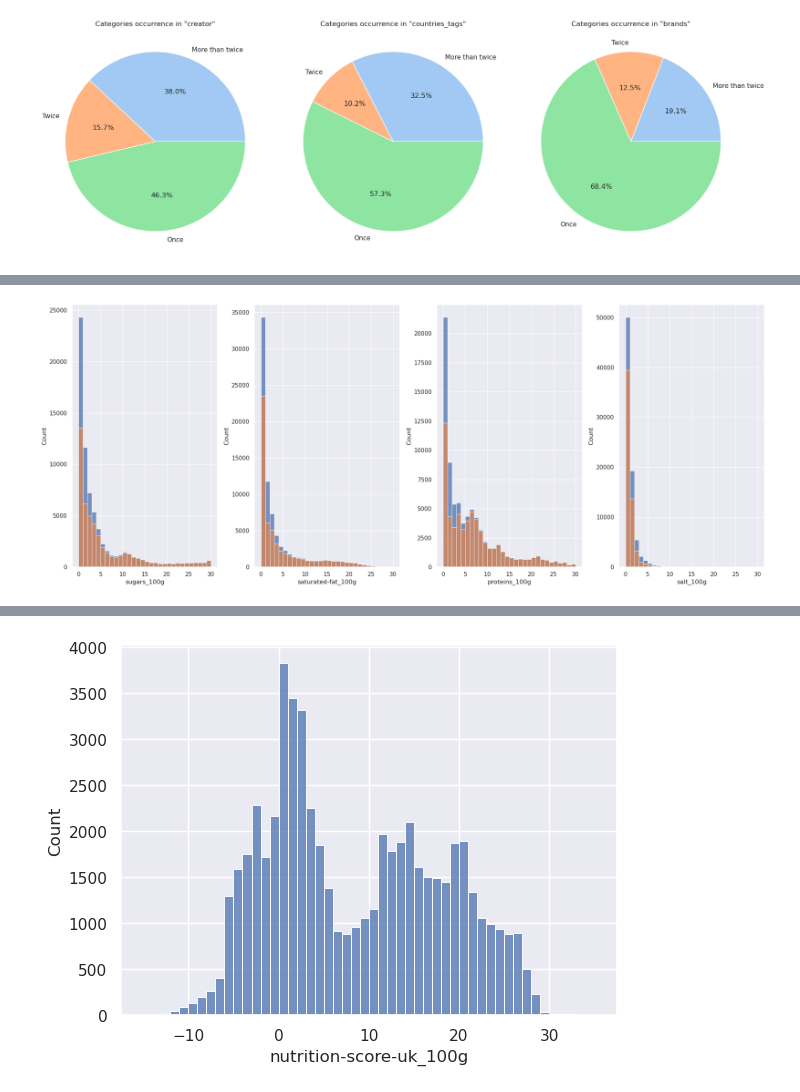
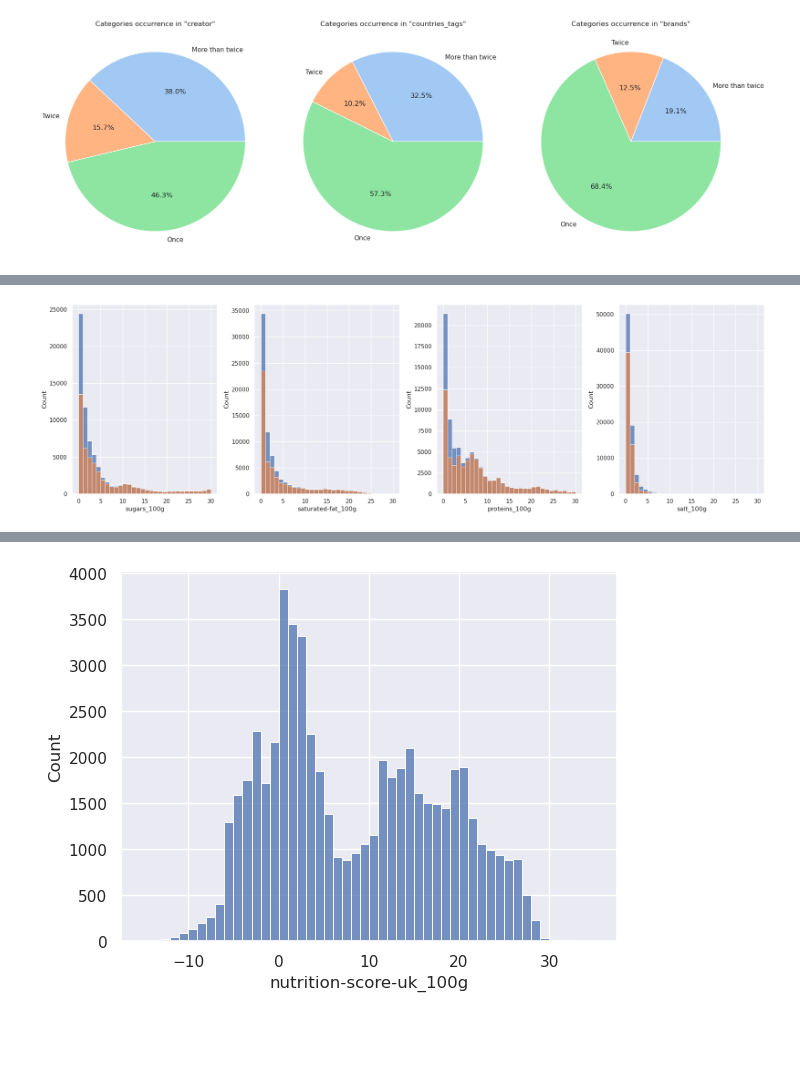
Before and after one commit to vicmcl/open_food_facts, a Jupyter notebook: src/notebook.ipynb, the cells around one changed output, grey strips where cells are left out. Cells and saved outputs as stored; diff of their text form; code cells hidden in the pictures; blank space fills up the shorter version.

```diff
--- a/src/notebook.ipynb
+++ b/src/notebook.ipynb
@@ -428,10 +387,10 @@ plt.show()
 from scipy.stats import norm, loggamma, f_oneway, probplot
 from sklearn.preprocessing import scale
 # %%
-fig = plt.figure(figsize=(20, 8))
+fig = plt.figure(figsize=(20, 6))
 
 for i, label in enumerate(numerical_data_100g):
-    fig.add_subplot(1, len(numerical_feats), i + 1)
+    fig.add_subplot(1, len(numerical_data_100g), i + 1)
     sns.histplot(numerical_data_100g[label], bins=50, stat='density')
 plt.tight_layout()
 plt.show()
@@ -440,20 +399,20 @@ plt.show()
 # %%
-fig = plt.figure(figsize=(20, 8))
+fig = plt.figure(figsize=(20, 10))
 
-params = dict()
 for i, label in enumerate(numerical_data_100g):
-    fig.add_subplot(1, len(numerical_feats), i + 1)
+    fig.add_subplot(2, len(numerical_data_100g), i + 1)
     standardized_data = scale(numerical_data_100g[label].apply(np.log))
     sns.histplot(standardized_data, bins=50, stat="density")
 
     xmin, xmax = plt.xlim()
-    x_values = np.linspace(xmin, xmax, 100000)
+    x_values = np.linspace(xmin, xmax, 1000)
     mu, std = norm.fit(standardized_data)
     n_prob = norm.pdf(x_values, mu, std)
-    params[label] = (standardized_data, mu, std)
-
-
     plt.plot(x_values, n_prob, "r", linewidth=2)
     plt.title(label)
+
+    probplot(standardized_data, dist=norm, plot=fig.add_subplot(2, len(numerical_data_100g), i + 5))
+    plt.title(f'Q-Q Plot - {label}')
+plt.tight_layout()
 plt.show()
 # %% [output]
@@ -461,14 +419,0 @@ plt.show()
-# %%
-fig = plt.figure(figsize=(20, 8))
-
-for i, label in enumerate(params):
-    ax = fig.add_subplot(1, len(params), i + 1)
-    probplot(
-        params[label][0],
-        dist=norm,
-        plot=ax
-    )
-    ax.set_title(label)
-
-plt.tight_layout()
-plt.show()
@@ -477,21 +420,21 @@ plt.show()
 # %%
-fig = plt.figure(figsize=(20, 8))
+fig = plt.figure(figsize=(20, 6))
 
-for i, label in enumerate(params):
+for i, label in enumerate(numerical_data_100g):
     fig.add_subplot(1, 4, i + 1)
-    mvn = n_missing(selected_data[label])
+    n_miss = n_missing(selected_data[label])
 
-    reverse_transform = np.exp((norm.rvs(mu, std, size=mvn)) * std) + mu
+    reverse_transform = np.exp((norm.rvs(mu, std, size=n_miss)) * std + mu)
     missing_indices = selected_data[label].index[selected_data[label].isna()]
     imputed_series = selected_data[label].copy()
     imputed_series[missing_indices] = reverse_transform
 
     sns.histplot(imputed_series, bins=30, binrange=[0, 30])
     sns.histplot(selected_data[label], bins=30, binrange=[0, 30])
 plt.tight_layout()
 plt.show()
 # %% [output]
-[figure, old version]
+[figure, new version]
 # %%
 fig = plt.figure(figsize=(20, 6))
 
```
Also changed, not shown: parts of 24 cells of this notebook.
